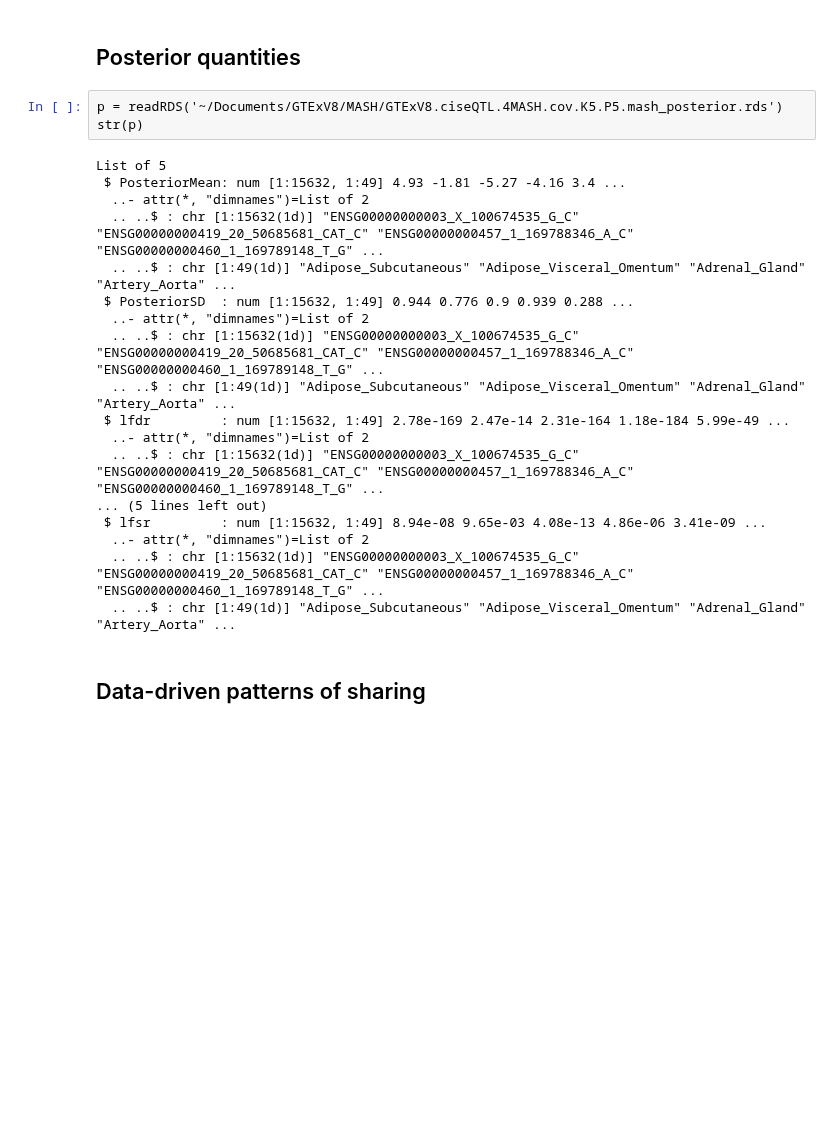
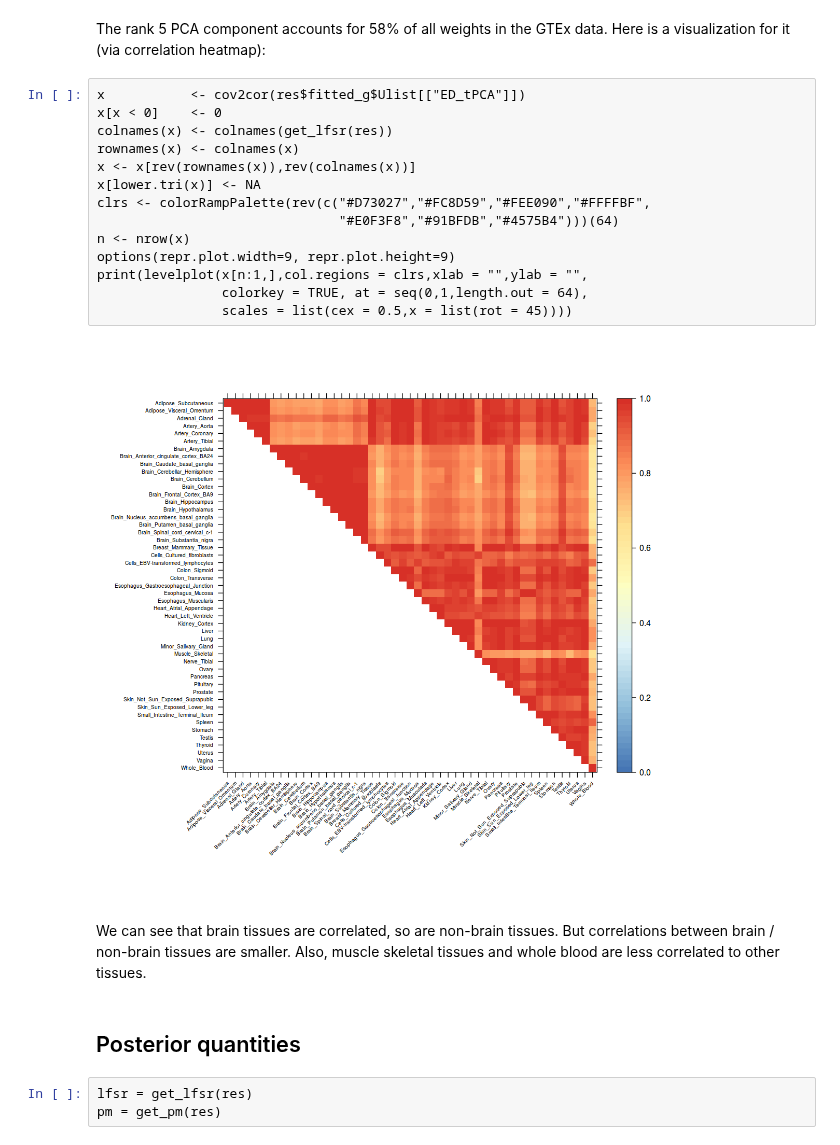
Before and after one commit to stephenslab/gtex-eqtls, a Jupyter notebook: analysis/20171003_MASH_Results.ipynb, the cells around one changed output. Cells and saved outputs as stored; diff of their text form; blank space fills up the shorter version.

```diff
--- a/analysis/20171003_MASH_Results.ipynb
+++ b/analysis/20171003_MASH_Results.ipynb
@@ -20,25 +31,25 @@ barplot(pis,las = 2,cex.names = 0.5)
+# %% [markdown]
+The rank 5 PCA component accounts for 58% of all weights in the GTEx data. Here is a visualization for it (via correlation heatmap):
+# %%
+x           <- cov2cor(res$fitted_g$Ulist[["ED_tPCA"]])
+x[x < 0]    <- 0
+colnames(x) <- colnames(get_lfsr(res))
+rownames(x) <- colnames(x)
+x <- x[rev(rownames(x)),rev(colnames(x))]
+x[lower.tri(x)] <- NA
+clrs <- colorRampPalette(rev(c("#D73027","#FC8D59","#FEE090","#FFFFBF",
+                               "#E0F3F8","#91BFDB","#4575B4")))(64)
+n <- nrow(x)
+options(repr.plot.width=9, repr.plot.height=9)
+print(levelplot(x[n:1,],col.regions = clrs,xlab = "",ylab = "",
+                colorkey = TRUE, at = seq(0,1,length.out = 64),
+                scales = list(cex = 0.5,x = list(rot = 45))))
+# %% [output]
+[figure, added]
+# %% [markdown]
+We can see that brain tissues are correlated, so are non-brain tissues. But correlations between brain / non-brain tissues are smaller. Also, muscle skeletal tissues and whole blood are less correlated to other tissues.
 # %% [markdown]
 ## Posterior quantities
-# %%
-p = readRDS('~/Documents/GTExV8/MASH/GTExV8.ciseQTL.4MASH.cov.K5.P5.mash_posterior.rds')
-str(p)
-# %% [output]
-List of 5
- $ PosteriorMean: num [1:15632, 1:49] 4.93 -1.81 -5.27 -4.16 3.4 ...
-  ..- attr(*, "dimnames")=List of 2
-  .. ..$ : chr [1:15632(1d)] "ENSG00000000003_X_100674535_G_C" "ENSG00000000419_20_50685681_CAT_C" "ENSG00000000457_1_169788346_A_C" "ENSG00000000460_1_169789148_T_G" ...
-  .. ..$ : chr [1:49(1d)] "Adipose_Subcutaneous" "Adipose_Visceral_Omentum" "Adrenal_Gland" "Artery_Aorta" ...
- $ PosteriorSD  : num [1:15632, 1:49] 0.944 0.776 0.9 0.939 0.288 ...
-  ..- attr(*, "dimnames")=List of 2
-  .. ..$ : chr [1:15632(1d)] "ENSG00000000003_X_100674535_G_C" "ENSG00000000419_20_50685681_CAT_C" "ENSG00000000457_1_169788346_A_C" "ENSG00000000460_1_169789148_T_G" ...
-  .. ..$ : chr [1:49(1d)] "Adipose_Subcutaneous" "Adipose_Visceral_Omentum" "Adrenal_Gland" "Artery_Aorta" ...
- $ lfdr         : num [1:15632, 1:49] 2.78e-169 2.47e-14 2.31e-164 1.18e-184 5.99e-49 ...
-  ..- attr(*, "dimnames")=List of 2
-  .. ..$ : chr [1:15632(1d)] "ENSG00000000003_X_100674535_G_C" "ENSG00000000419_20_50685681_CAT_C" "ENSG00000000457_1_169788346_A_C" "ENSG00000000460_1_169789148_T_G" ...
-... (5 lines left out)
- $ lfsr         : num [1:15632, 1:49] 8.94e-08 9.65e-03 4.08e-13 4.86e-06 3.41e-09 ...
-  ..- attr(*, "dimnames")=List of 2
-  .. ..$ : chr [1:15632(1d)] "ENSG00000000003_X_100674535_G_C" "ENSG00000000419_20_50685681_CAT_C" "ENSG00000000457_1_169788346_A_C" "ENSG00000000460_1_169789148_T_G" ...
-  .. ..$ : chr [1:49(1d)] "Adipose_Subcutaneous" "Adipose_Visceral_Omentum" "Adrenal_Gland" "Artery_Aorta" ...
-# %% [markdown]
-## Data-driven patterns of sharing
+# %%
+lfsr = get_lfsr(res)
+pm = get_pm(res)
```
Also changed, not shown: parts of 15 cells of this notebook, 2 other files.
